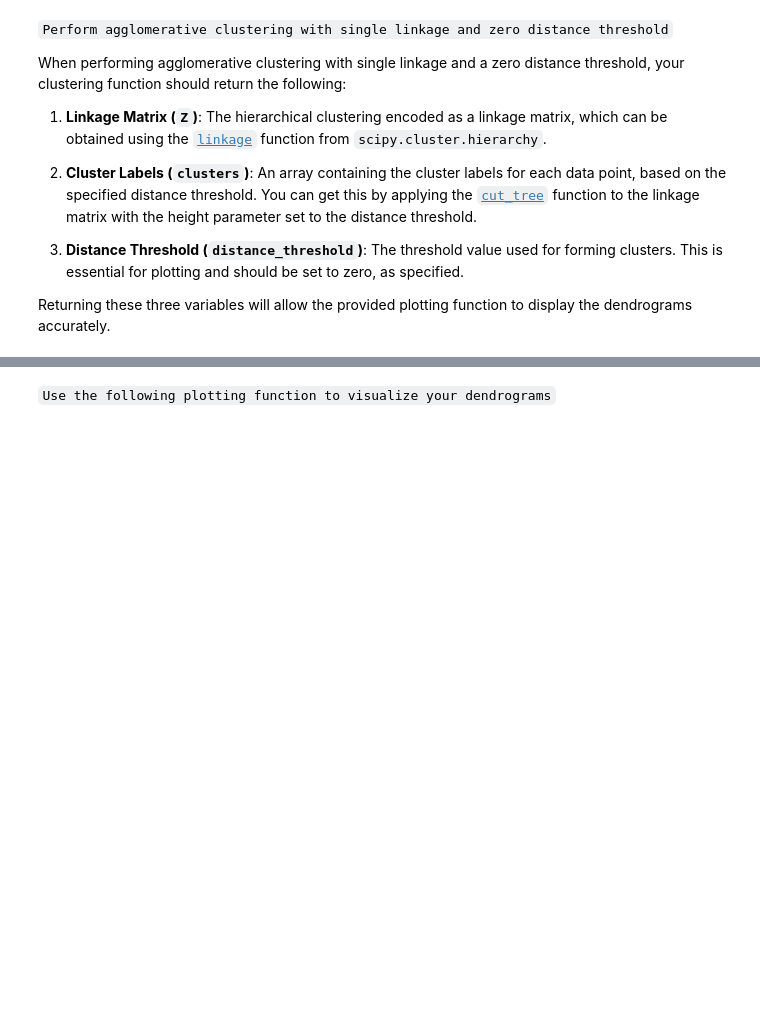
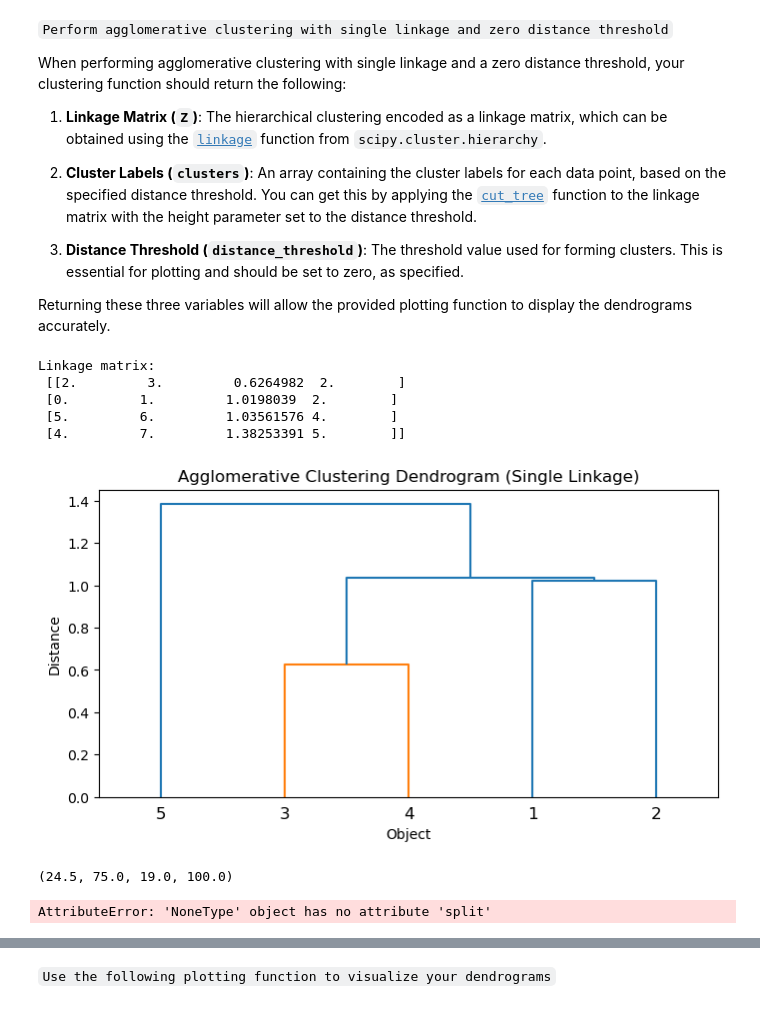
Before and after one commit to DSBE-Semester-A/DataMining, a Jupyter notebook: Lab6_Clustering.ipynb, the cells around one changed output, grey strips where cells are left out. Cells and saved outputs as stored; diff of their text form; code cells hidden in the pictures; blank space fills up the shorter version.

```diff
--- a/Lab6_Clustering.ipynb
+++ b/Lab6_Clustering.ipynb
@@ -82,3 +103,78 @@ When performing agglomerative clustering with single linkage and a zero distance
 3. **Distance Threshold (`distance_threshold`)**: The threshold value used for forming clusters. This is essential for plotting and should be set to zero, as specified.
 
 Returning these three variables will allow the provided plotting function to display the dendrograms accurately.
+# %%
+import numpy as np
+from scipy.cluster.hierarchy import linkage, dendrogram
+
+# Define the dissimilarity matrix (distance matrix)
+# Since single linkage works with distances, convert the similarity matrix to a distance matrix.
+similarity_matrix = np.array([
+    [1,    0,    0,    0,    0],
+    [0.8,    1,    0,    0,  0],
+    [0.4,    0.3,  0.2,  1,    0],
+    [0.7,    0.85, 0.2,  1, 0],
+    [0.83,   0.1,  0.9,  0.25, 1]
+])
+# Convert similarity to distance: 1 - similarity (to convert to a distance metric)
+distance_matrix = 1 - similarity_matrix
+
+# The 'linkage' function performs hierarchical/agglomerative clustering
+# Here we use 'single' linkage (which is minimum distance between clusters)
+Z = linkage(distance_matrix, method='single')
+
+# Print the linkage matrix to analyze the merging process
+print("Linkage matrix:\n", Z)
+
+# Optionally, plot the dendrogram to visualize the clustering process
+import matplotlib.pyplot as plt
+plt.figure(figsize=(8, 4))
+dendrogram(Z, labels=['1', '2', '3', '4', '5'])
+plt.title("Agglomerative Clustering Dendrogram (Single Linkage)")
+plt.xlabel("Object")
+plt.ylabel("Distance")
+plt.show()
+# %% [output]
+Linkage matrix:
+ [[2.         3.         0.6264982  2.        ]
+ [0.         1.         1.0198039  2.        ]
+ [5.         6.         1.03561576 4.        ]
+ [4.         7.         1.38253391 5.        ]]
+[figure, added]
+# %%
+import pandas as pd
+from sklearn.cluster import KMeans
+import matplotlib.pyplot as plt
+
+# Creating the DataFrame with Miles per gallon (MPG) and Horsepower
+data = {
+    'Miles per gallon (MPG)': [24, 25, 18, 19, 20],
+    'Horsepower': [82, 68, 99, 103, 98]
+}
+
+df = pd.DataFrame(data)
+
+# Perform KMeans clustering with k=2
+# Cluster 1 (Peugeot 504, Honda Civic)
+cluster1_mpg = [24, 25]
+cluster1_hp = [82, 68]
+
+# Cluster 2 (ToyotaY Corona, Datsun 710, VW Rabbit)
+cluster2_mpg = [18, 19, 20]
+cluster2_hp = [99, 103, 98]
+
+# Compute centroids
+centroid1_mpg = sum(cluster1_mpg) / len(cluster1_mpg)
+centroid1_hp = sum(cluster1_hp) / len(cluster1_hp)
+
+centroid2_mpg = sum(cluster2_mpg) / len(cluster2_mpg)
+centroid2_hp = sum(cluster2_hp) / len(cluster2_hp)
+
+centroid1_mpg, centroid1_hp, centroid2_mpg, centroid2_hp
+# %% [output]
+(24.5, 75.0, 19.0, 100.0)
+# %%
+kmeans = KMeans(n_clusters=2)
+clusters = kmeans.fit_predict(df)
+# %% [output]
+AttributeError: 'NoneType' object has no attribute 'split'
```
Also changed, not shown: parts of 11 cells of this notebook, 4 other files.
